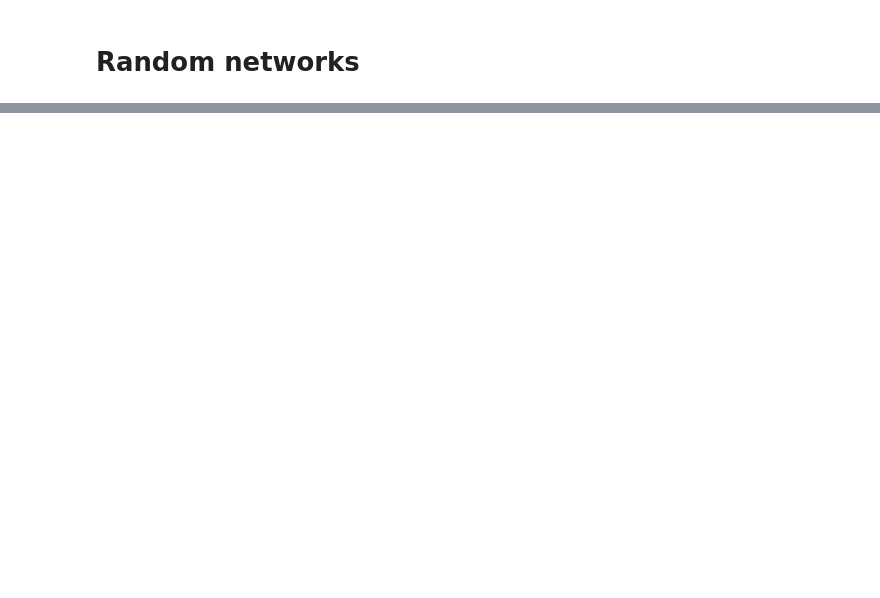
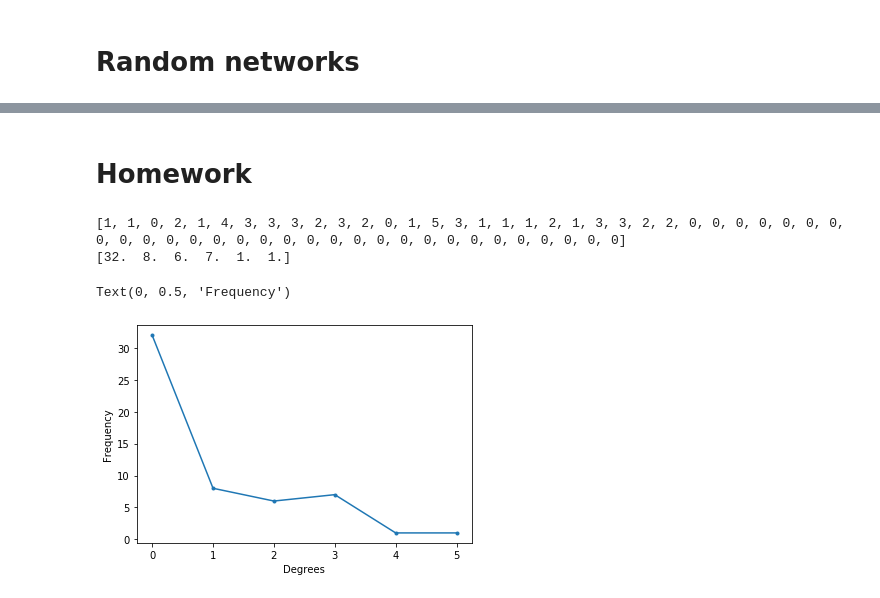
Before and after one commit to snakeiana/BIO-336-S, a Jupyter notebook: Random networks.ipynb, the cells around one changed output, grey strips where cells are left out. Drawn from its saved outputs; the diff is of its cells as text; code cells hidden in the pictures; blank space fills up the shorter version.

```diff
--- a/Random networks.ipynb
+++ b/Random networks.ipynb
@@ -81,0 +138,29 @@ t8
+# %% [markdown]
+# Homework
+# %%
+hw_nodes = 55
+hw_edges = hw_nodes
+
+for i in range (0, hw_nodes):
+    g.add_node(i)
+    if i!=i:                   # I did this part twice because i wasn't sure if this adding a new node is picking
+        g.add_edge(hw_nodes)   # a specific node that I don't know or if should selct a particular one???
+
+degrees = []
+for node,links in g.gdict.items():
+    degrees.append(len(links))
+
+print(degrees)
+hist = np.zeros(max(degrees)+1)
+for degree in degrees:
+    hist[degree] += 1
+print(hist)
+
+plt.plot(hist,'.-');
+plt.xlabel('Degrees')
+plt.ylabel('Frequency')
+# %% [output]
+[1, 1, 0, 2, 1, 4, 3, 3, 3, 2, 3, 2, 0, 1, 5, 3, 1, 1, 1, 2, 1, 3, 3, 2, 2, 0, 0, 0, 0, 0, 0, 0, 0, 0, 0, 0, 0, 0, 0, 0, 0, 0, 0, 0, 0, 0, 0, 0, 0, 0, 0, 0, 0, 0, 0]
+[32.  8.  6.  7.  1.  1.]
+Text(0, 0.5, 'Frequency')
+[figure, added]
```
Also changed, not shown: parts of 6 cells of this notebook.
